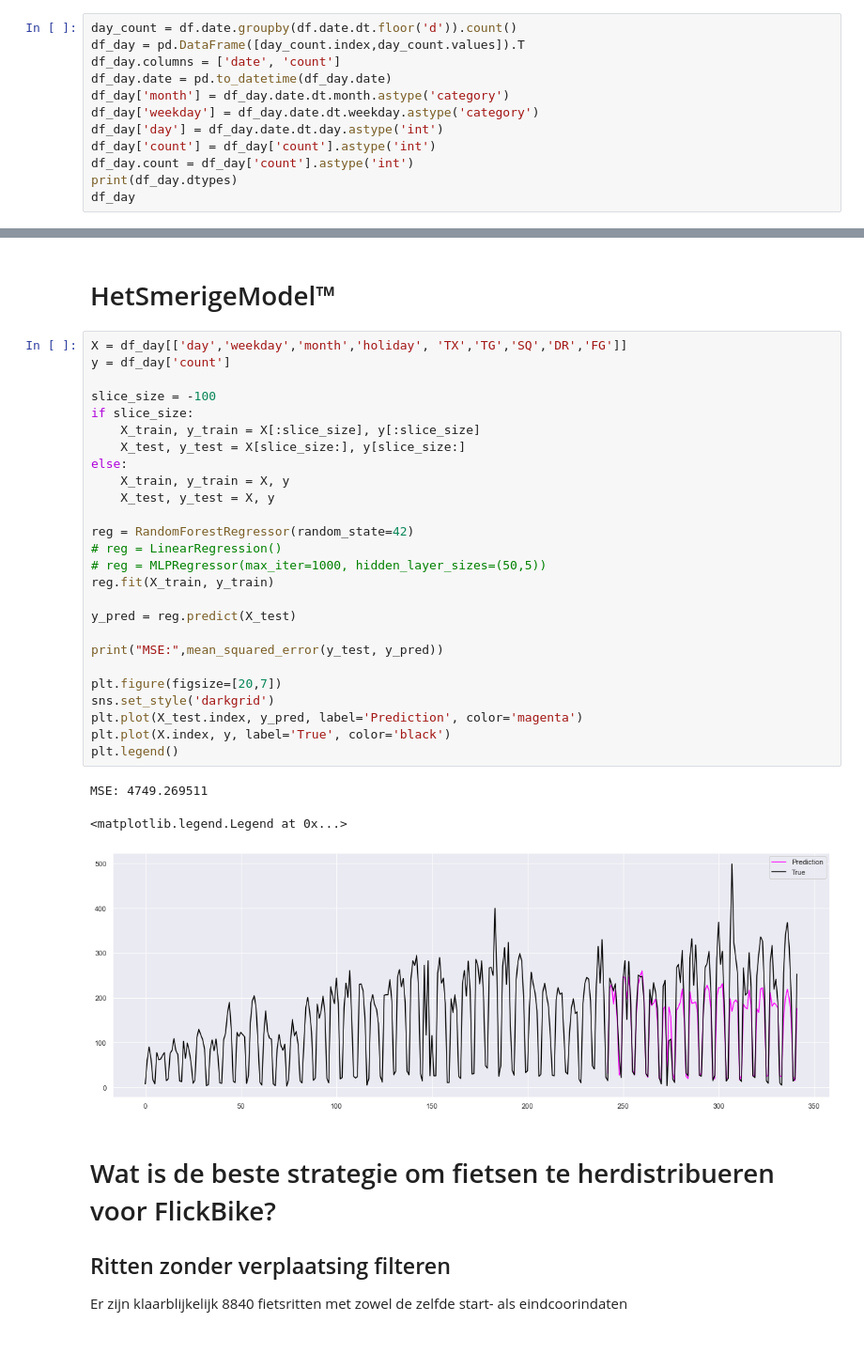
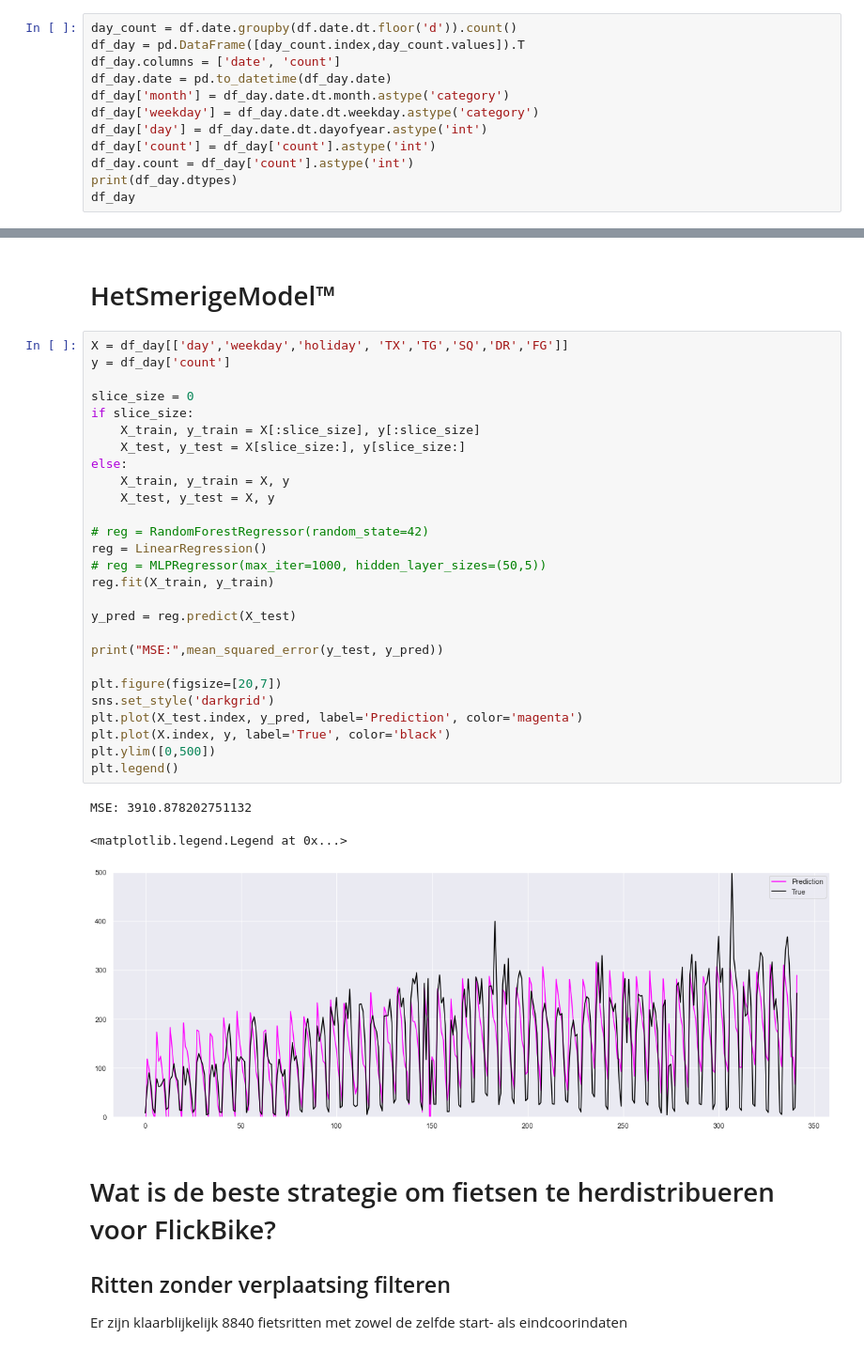
Before and after one commit to LucasVanWijk/Distributed-Processing-1, a Jupyter notebook: assignment_1/extended_analysis.ipynb, the cells around one changed output, grey strips where cells are left out. Shown at 94% size. Cells and saved outputs as stored; diff of their text form.

```diff
--- a/assignment_1/extended_analysis.ipynb
+++ b/assignment_1/extended_analysis.ipynb
@@ -95,7 +95,7 @@ df_day.columns = ['date', 'count']
 df_day.date = pd.to_datetime(df_day.date)
 df_day['month'] = df_day.date.dt.month.astype('category')
 df_day['weekday'] = df_day.date.dt.weekday.astype('category')
-df_day['day'] = df_day.date.dt.day.astype('int')
+df_day['day'] = df_day.date.dt.dayofyear.astype('int')
 df_day['count'] = df_day['count'].astype('int')
 df_day.count = df_day['count'].astype('int')
 print(df_day.dtypes)
@@ -298,35 +298,36 @@ df_day
 # %% [markdown]
 # HetSmerigeModel™
 # %%
-X = df_day[['day','weekday','month','holiday', 'TX','TG','SQ','DR','FG']]
+X = df_day[['day','weekday','holiday', 'TX','TG','SQ','DR','FG']]
 y = df_day['count']
 
-slice_size = -100
+slice_size = 0
 if slice_size:
     X_train, y_train = X[:slice_size], y[:slice_size]
     X_test, y_test = X[slice_size:], y[slice_size:]
 else:
     X_train, y_train = X, y
     X_test, y_test = X, y
 
-reg = RandomForestRegressor(random_state=42)
-# reg = LinearRegression()
+# reg = RandomForestRegressor(random_state=42)
+reg = LinearRegression()
 # reg = MLPRegressor(max_iter=1000, hidden_layer_sizes=(50,5))
 reg.fit(X_train, y_train)
 
 y_pred = reg.predict(X_test)
 
 print("MSE:",mean_squared_error(y_test, y_pred))
 
 plt.figure(figsize=[20,7])
 sns.set_style('darkgrid')
 plt.plot(X_test.index, y_pred, label='Prediction', color='magenta')
 plt.plot(X.index, y, label='True', color='black')
+plt.ylim([0,500])
 plt.legend()
 # %% [output]
-MSE: 4749.269511
+MSE: 3910.878202751132
 <matplotlib.legend.Legend at 0x...>
-[figure, old version]
+[figure, new version]
 # %% [markdown]
 # Wat is de beste strategie om fietsen te herdistribueren voor FlickBike?
 ## Ritten zonder verplaatsing filteren
```
Also changed, not shown: parts of 6 cells of this notebook.
